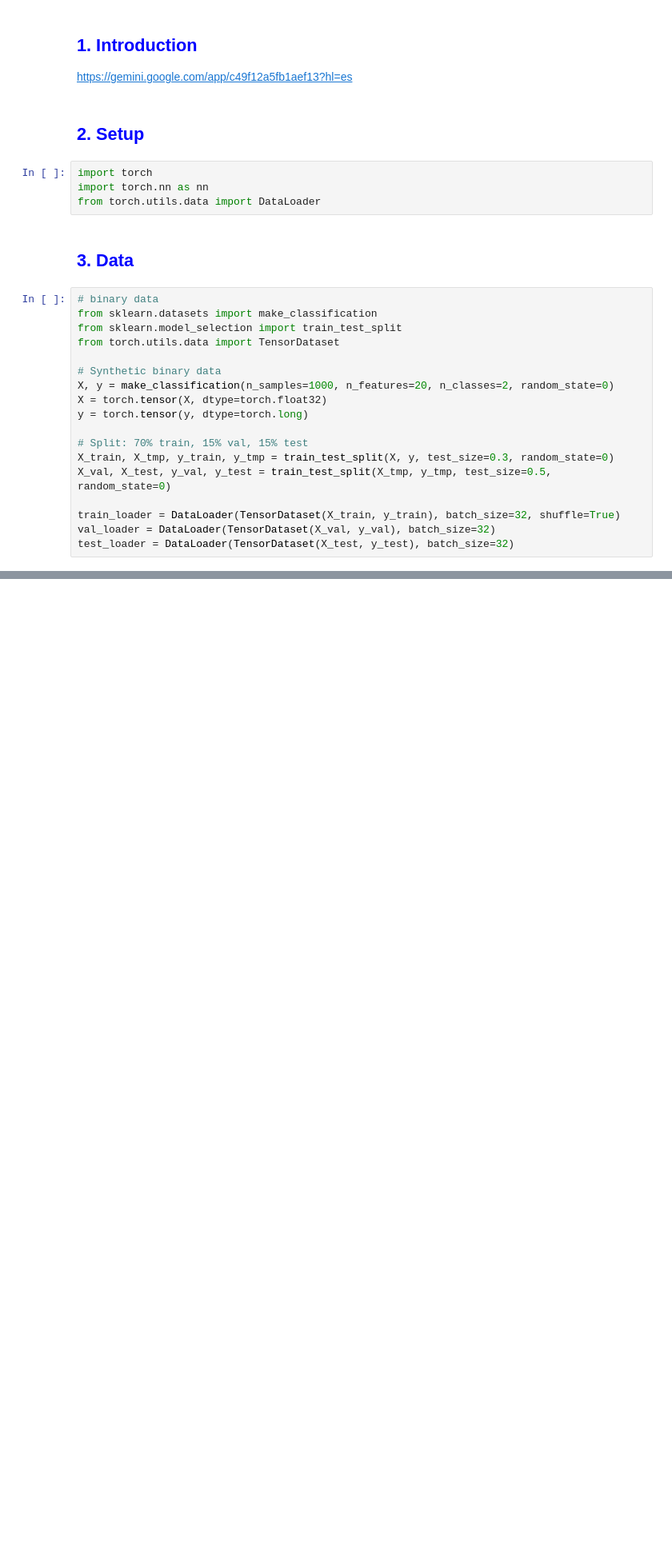
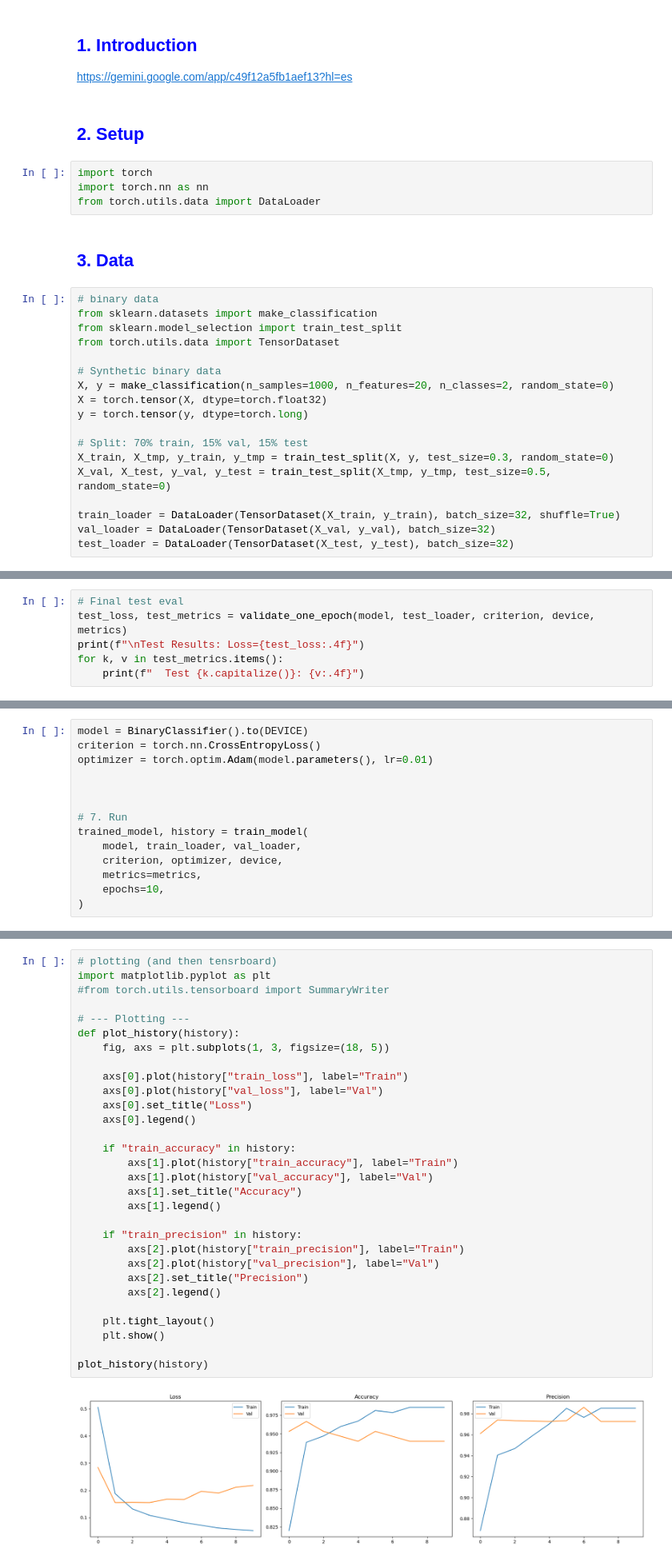
Before and after one commit to MNGARCIA085/AI-Frameworks-Learning, a Jupyter notebook: PyTorch/6. Training/Untitled.ipynb, the cells around one changed output, grey strips where cells are left out. Shown at 80% size. Cells and saved outputs as stored; diff of their text form; blank space fills up the shorter version.

Commit message:
advanced training

```diff
--- a/PyTorch/6. Training/Untitled.ipynb
+++ b/PyTorch/6. Training/Untitled.ipynb
@@ -187,0 +480,6 @@ Final Test Loss: 0.1209, Test Metric: 0.9800
+# %%
+# Final test eval
+test_loss, test_metrics = validate_one_epoch(model, test_loader, criterion, device, metrics)
+print(f"\nTest Results: Loss={test_loss:.4f}")
+for k, v in test_metrics.items():
+    print(f"  Test {k.capitalize()}: {v:.4f}")
@@ -187,0 +524,14 @@ Final Test Loss: 0.1209, Test Metric: 0.9800
+# %%
+model = BinaryClassifier().to(DEVICE)
+criterion = torch.nn.CrossEntropyLoss()
+optimizer = torch.optim.Adam(model.parameters(), lr=0.01)
+
+
+
+# 7. Run
+trained_model, history = train_model(
+    model, train_loader, val_loader,
+    criterion, optimizer, device,
+    metrics=metrics,
+    epochs=10,
+)
@@ -187,0 +556,32 @@ Final Test Loss: 0.1209, Test Metric: 0.9800
+# %%
+# plotting (and then tensrboard)
+import matplotlib.pyplot as plt
+#from torch.utils.tensorboard import SummaryWriter
+
+# --- Plotting ---
+def plot_history(history):
+    fig, axs = plt.subplots(1, 3, figsize=(18, 5))
+
+    axs[0].plot(history["train_loss"], label="Train")
+    axs[0].plot(history["val_loss"], label="Val")
+    axs[0].set_title("Loss")
+    axs[0].legend()
+
+    if "train_accuracy" in history:
+        axs[1].plot(history["train_accuracy"], label="Train")
+        axs[1].plot(history["val_accuracy"], label="Val")
+        axs[1].set_title("Accuracy")
+        axs[1].legend()
+
+    if "train_precision" in history:
+        axs[2].plot(history["train_precision"], label="Train")
+        axs[2].plot(history["val_precision"], label="Val")
+        axs[2].set_title("Precision")
+        axs[2].legend()
+
+    plt.tight_layout()
+    plt.show()
+
+plot_history(history)
+# %% [output]
+[figure, added]
```
Also changed, not shown: parts of 46 cells of this notebook.
